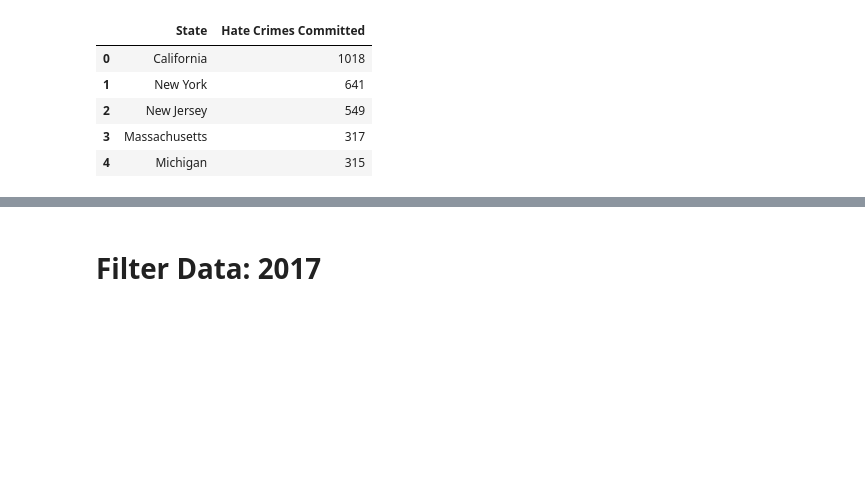
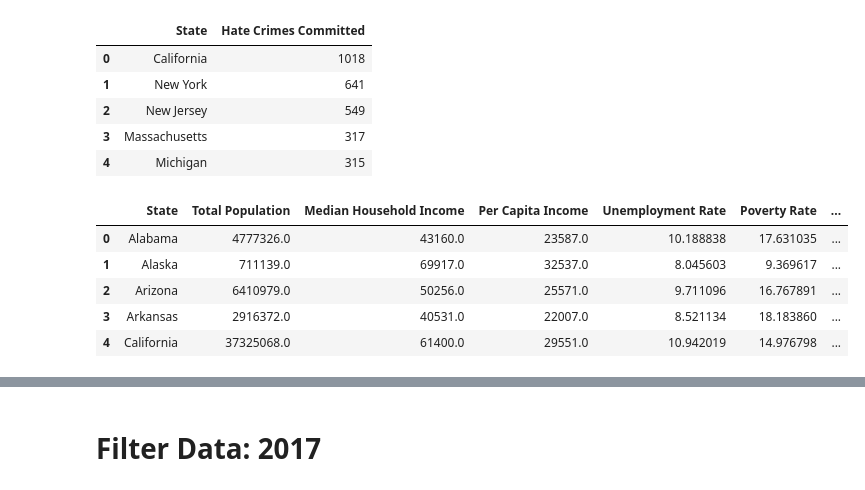
Before and after one commit to ZGrinacoff/Eight-Years-Later, a Jupyter notebook: hate_crime.ipynb, the cells around one changed output, grey strips where cells are left out. Cells and saved outputs as stored; diff of their text form; code cells hidden in the pictures; blank space fills up the shorter version.

```diff
--- a/hate_crime.ipynb
+++ b/hate_crime.ipynb
@@ -112,6 +112,15 @@ census_df['Share of Population with HS Diploma'] = 1 - \
 
 census_df = census_df[["State", "Total Population", "Median Household Income", "Per Capita Income", "Unemployment Rate",
                          "Poverty Rate", "Share of Population with HS Diploma"]]
+# %%
+census_df.head()
+# %% [output]
+|  | State | Total Population | Median Household Income | Per Capita Income | Unemployment Rate | Poverty Rate | ... |
+| 0 | Alabama | 4777326.0 | 43160.0 | 23587.0 | 10.188838 | 17.631035 | ... |
+| 1 | Alaska | 711139.0 | 69917.0 | 32537.0 | 8.045603 | 9.369617 | ... |
+| 2 | Arizona | 6410979.0 | 50256.0 | 25571.0 | 9.711096 | 16.767891 | ... |
+| 3 | Arkansas | 2916372.0 | 40531.0 | 22007.0 | 8.521134 | 18.183860 | ... |
+| 4 | California | 37325068.0 | 61400.0 | 29551.0 | 10.942019 | 14.976798 | ... |
 # %%
 # Read in GINI index for 2009.
 # Note: A higher Gini index indicates greater inequality,
```
Also changed, not shown: parts of 6 cells of this notebook.
